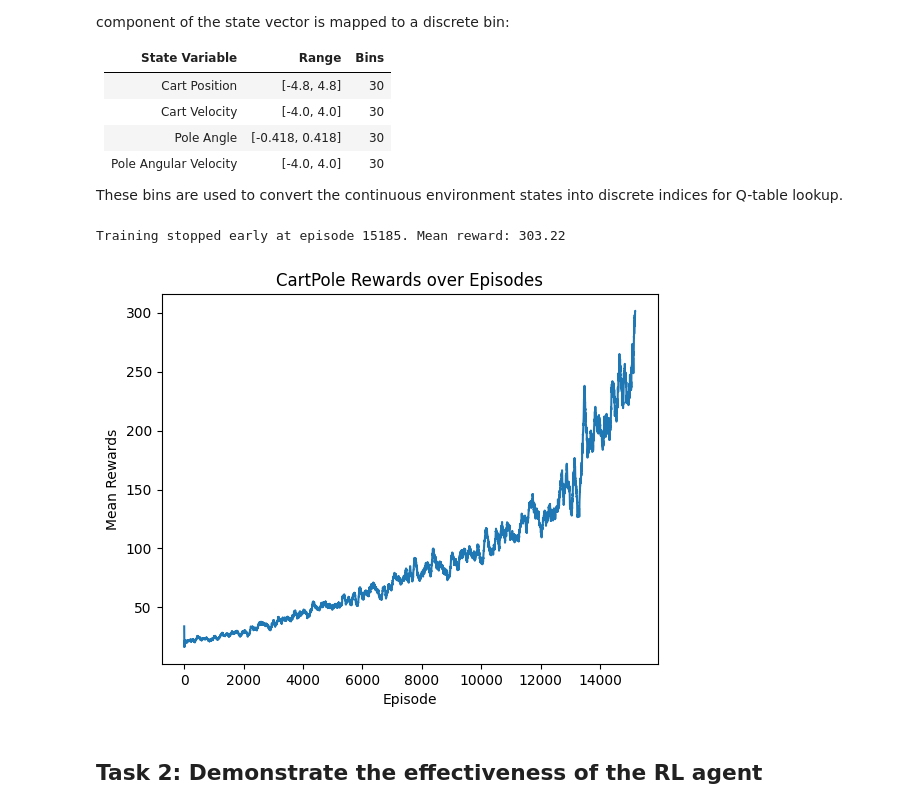
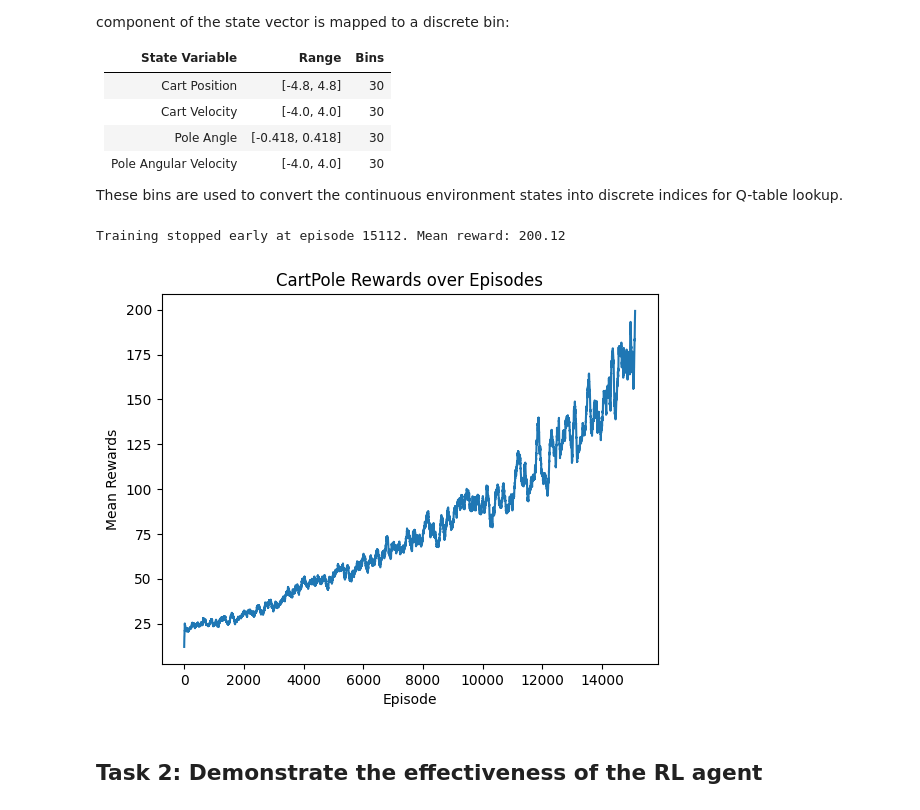
Before and after one commit to charltonxqh/SC3000-Artificial-Intelligence, a Jupyter notebook: cartpole.ipynb, the cells around one changed output. Cells and saved outputs as stored; diff of their text form; code cells hidden in the pictures.

```diff
--- a/cartpole.ipynb
+++ b/cartpole.ipynb
@@ -204,37 +212,37 @@ while(True):
 
         state = next_state  # Move to next state
 
     episode_count += 1  # Increment episode count
 
     # Decay epsilon
     epsilon = max(epsilon * epsilon_decay, epsilon_min)
 
     # Append total reward for this episode
     rewards_per_episode.append(total_reward)
 
     # Check early stopping condition
     if len(rewards_per_episode) >= 100:
         mean_reward = np.mean(rewards_per_episode[-100:])  # Mean of last 100 episodes
-        # Stop training if mean reward over the last 100 episodes is greater than 300
-        if mean_reward > 300:
+        # Stop training if mean reward over the last 100 episodes is greater than 200
+        if mean_reward > 200:
             print(f"Training stopped early at episode {episode_count}. Mean reward: {mean_reward}")
             break
 
 env.close()
 
 # Calculate the moving average of rewards over the last 100 episodes to smooth out the learning curve
 mean_rewards = [np.mean(rewards_per_episode[max(0, t - 100):(t + 1)]) for t in range(len(rewards_per_episode))]
 
 # Plot mean rewards over episodes
 plt.plot(mean_rewards)
 plt.xlabel("Episode")
 plt.ylabel("Mean Rewards")
 plt.title("CartPole Rewards over Episodes")
 plt.savefig('cartpole_rewards.png')
 plt.show()
 # %% [output]
-Training stopped early at episode 15185. Mean reward: 303.22
+Training stopped early at episode 15112. Mean reward: 200.12
-[figure, old version]
+[figure, new version]
 # %% [markdown]
 ## Task 2: Demonstrate the effectiveness of the RL agent
 # %% [markdown]
```
Also changed, not shown: parts of 7 cells of this notebook, 1 other file.
